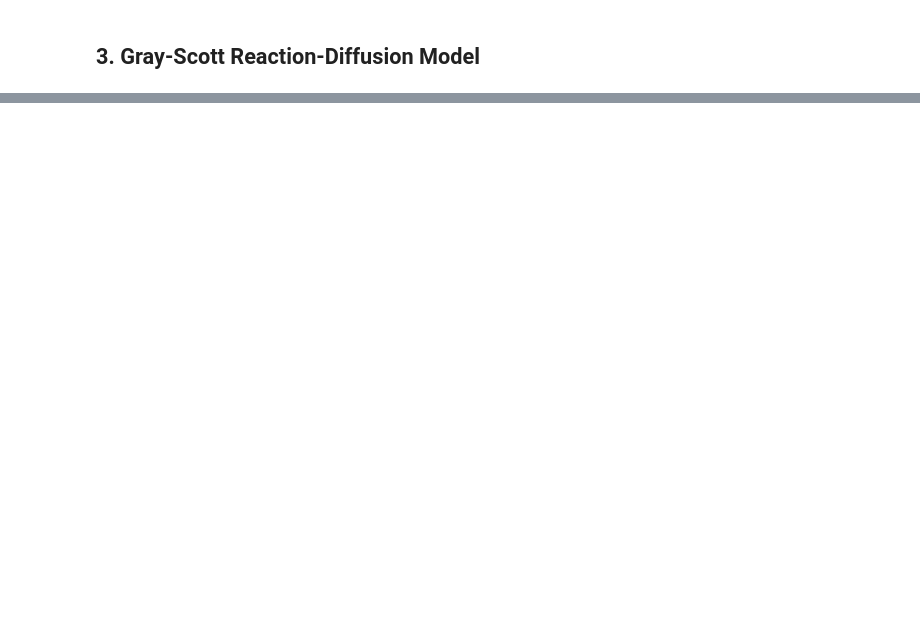
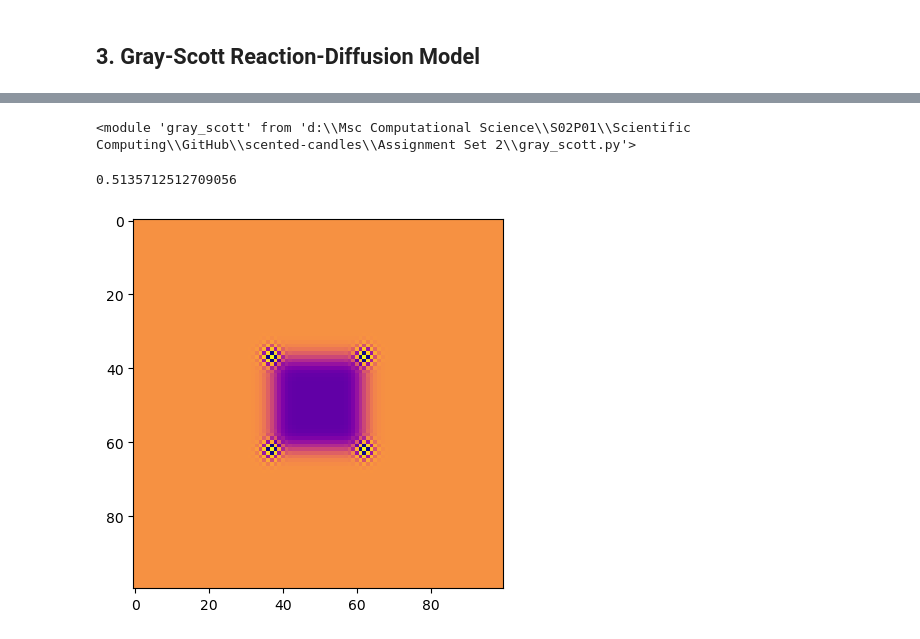
Before and after one commit to mboyan/scented-candles, a Jupyter notebook: Assignment Set 2/AssignmentSet2.ipynb, the cells around one changed output, grey strips where cells are left out. Cells and saved outputs as stored; diff of their text form; code cells hidden in the pictures; blank space fills up the shorter version.

Commit message:
Gray Scott iteration scheme

```diff
--- a/Assignment Set 2/AssignmentSet2.ipynb
+++ b/Assignment Set 2/AssignmentSet2.ipynb
@@ -250,0 +288,30 @@ The first step in implementing the model is the derivation of an update scheme f
+# %%
+reload(gs)
+# %% [output]
+<module 'gray_scott' from 'd:\\Msc Computational Science\\S02P01\\Scientific Computing\\GitHub\\scented-candles\\Assignment Set 2\\gray_scott.py'>
+# %%
+# Simulation parameters
+size = 100
+max_iter = 10#00
+dt = 1
+dx = 1
+Du = 0.16
+Dv = 0.08
+f = 0.035
+k = 0.06
+
+# Initial conditions
+square_size = size *0.25
+u0 = np.full((size, size), 0.5)
+v0 = np.where(np.abs(np.arange(size) - (size-1) * 0.5) <= square_size * 0.5, 0.5, 0).reshape(size, 1)
+v0 = v0 @ v0.T
+# print(v0)
+
+# Run simulation
+u, v = gs.run_gray_scott(u0, v0, max_iter, dt, dx, Du, Dv, f, k)
+# %%
+plt.imshow(u, cmap='plasma', interpolation='nearest')
+np.max(u)
+# %% [output]
+0.5135712512709056
+[figure, added]
```
Also changed, not shown: parts of 16 cells of this notebook, 7 other files.
